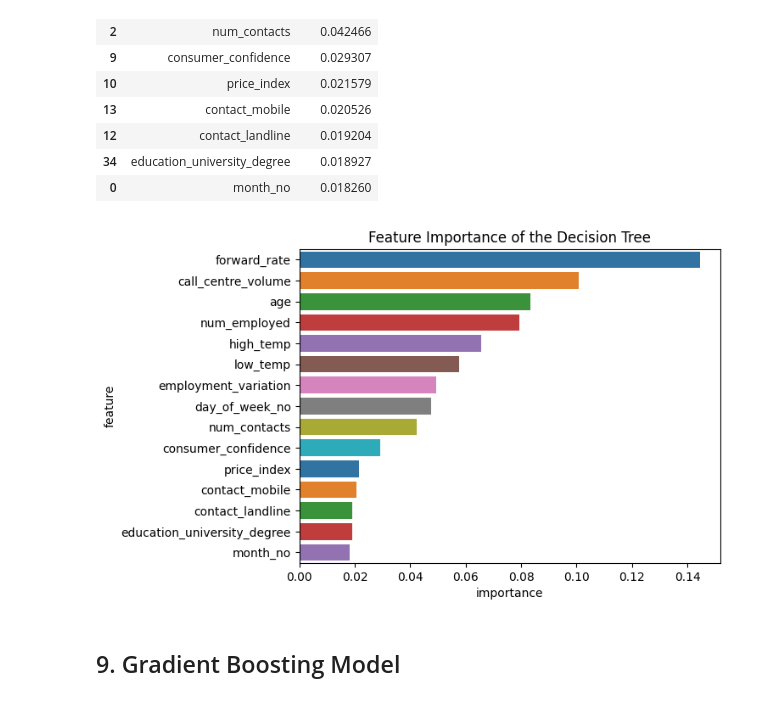
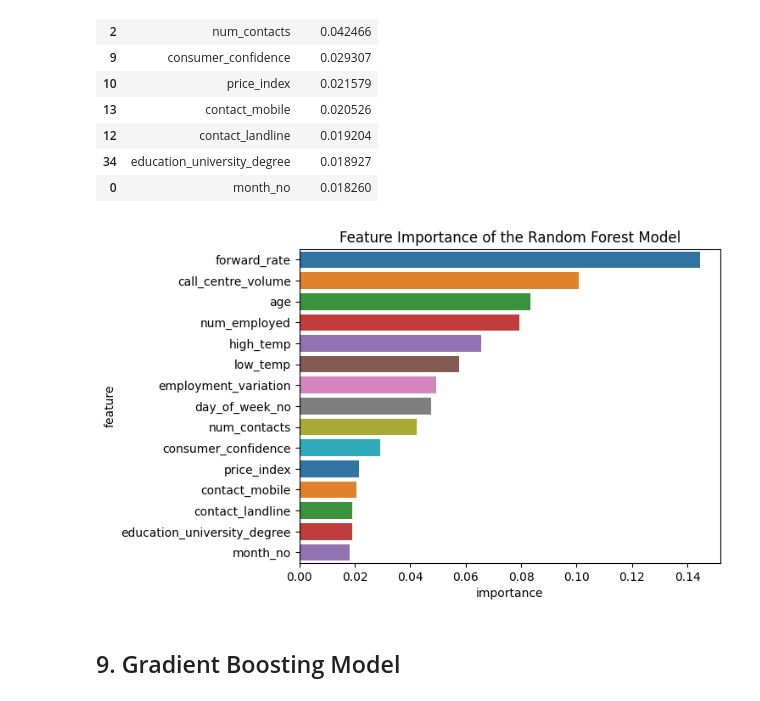
Before and after one commit to krasvachev/Data-Science-Case-Study, a Jupyter notebook: LittleBank_Case_Study_ML.ipynb, the cells around one changed output. Cells and saved outputs as stored; diff of their text form; code cells hidden in the pictures.

Commit message:
Edit SMOTENC and Baseline Models Task 2 ML

```diff
--- a/LittleBank_Case_Study_ML.ipynb
+++ b/LittleBank_Case_Study_ML.ipynb
@@ -1136,6 +1136,22 @@ train_preds_rforest = model_random_forest.predict(train_inputs)
 test_preds_rforest = model_random_forest.predict(test_inputs)
 
 train_acc = accuracy_score(train_targets, train_preds_rforest)
+# %%
+from sklearn.ensemble import RandomForestClassifier
+
+model_random_forest = RandomForestClassifier(n_jobs = -1,
+                                             n_estimators = 500,
+                                             max_features = 9,
+                                             max_depth = 35,
+                                             min_samples_split = 2,
+                                             random_state = 42)
+
+model_random_forest.fit(train_inputs, train_targets)
+
+train_preds_rforest = model_random_forest.predict(train_inputs)
+test_preds_rforest = model_random_forest.predict(test_inputs)
+
+train_acc = accuracy_score(train_targets, train_preds_rforest)
 # %%
 test_acc, recall_test, precision_test = calculate_basic_metrics(test_targets, test_preds_rforest)
 
@@ -1195,10 +1211,10 @@ importance_df.head(15)
 # %%
 sns.barplot(data = importance_df.head(15), x = "importance", y = "feature",
             hue = "feature", legend = False, palette = "tab10")
 
-plt.title("Feature Importance of the Decision Tree");
+plt.title("Feature Importance of the Random Forest Model");
 # %% [output]
-[figure, old version]
+[figure, new version]
 # %%
 ## Without Data Resampling
 # Train Accuracy = 1.0, Test Accuracy = 0.89687
```
Also changed, not shown: parts of 12 cells of this notebook, 6 other files.
